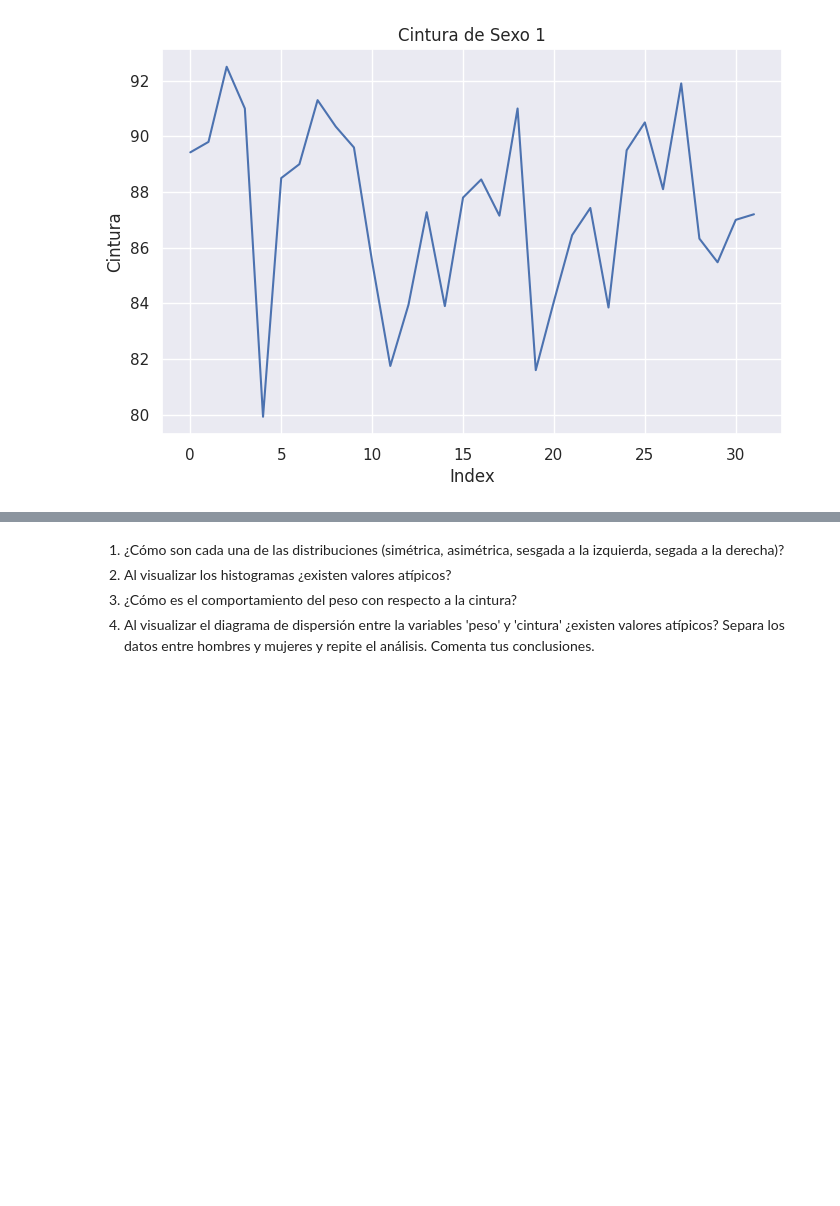
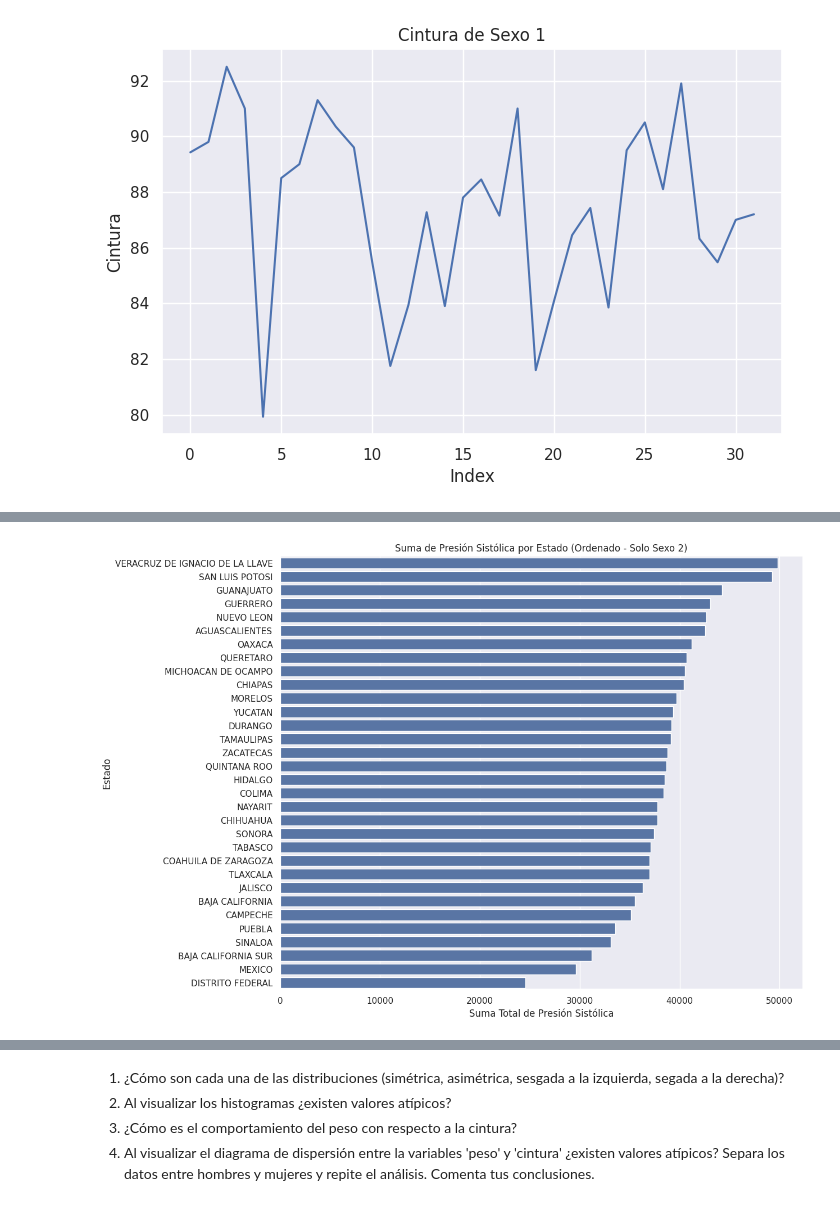
Before and after one commit to A01286962/1-maap, a Jupyter notebook: A5_Visualización_con_Histogramas_&_Boxplots.ipynb, the cells around one changed output, grey strips where cells are left out. Saved outputs shown, nothing was run; the diff lists cells and outputs as text; code cells hidden in the pictures; blank space fills up the shorter version.

```diff
--- a/A5_Visualización_con_Histogramas_&_Boxplots.ipynb
+++ b/A5_Visualización_con_Histogramas_&_Boxplots.ipynb
@@ -108,3 +108,16 @@ plt.show()
+# %%
+df_sex2 = df[df['sexo'] == 2]
+
+ndf = pd.pivot_table(df_sex2, index='desc_ent', values='sistol', aggfunc='sum').sort_values(by='sistol', ascending=False)
+
+plt.figure(figsize=(12, 10))
+sns.barplot(data=ndf, x='sistol', y=ndf.index)
+plt.title('Suma de Presión Sistólica por Estado (Ordenado - Solo Sexo 2)')
+plt.xlabel('Suma Total de Presión Sistólica')
+plt.ylabel('Estado')
+plt.show()
+# %% [output]
+[figure, added]
 # %%
 plt.figure(figsize=(7, 5))
 sns.scatterplot(data=df, x='peso', y='cintura', hue='sexo', alpha=0.7)
```
Also changed, not shown: parts of 5 cells of this notebook.
